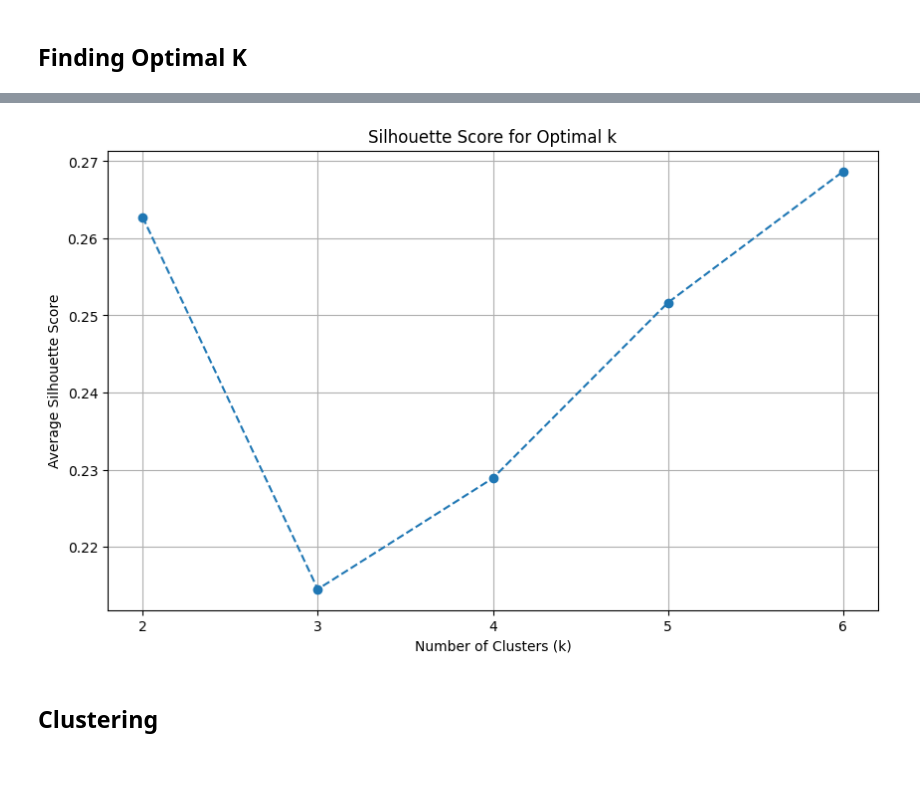
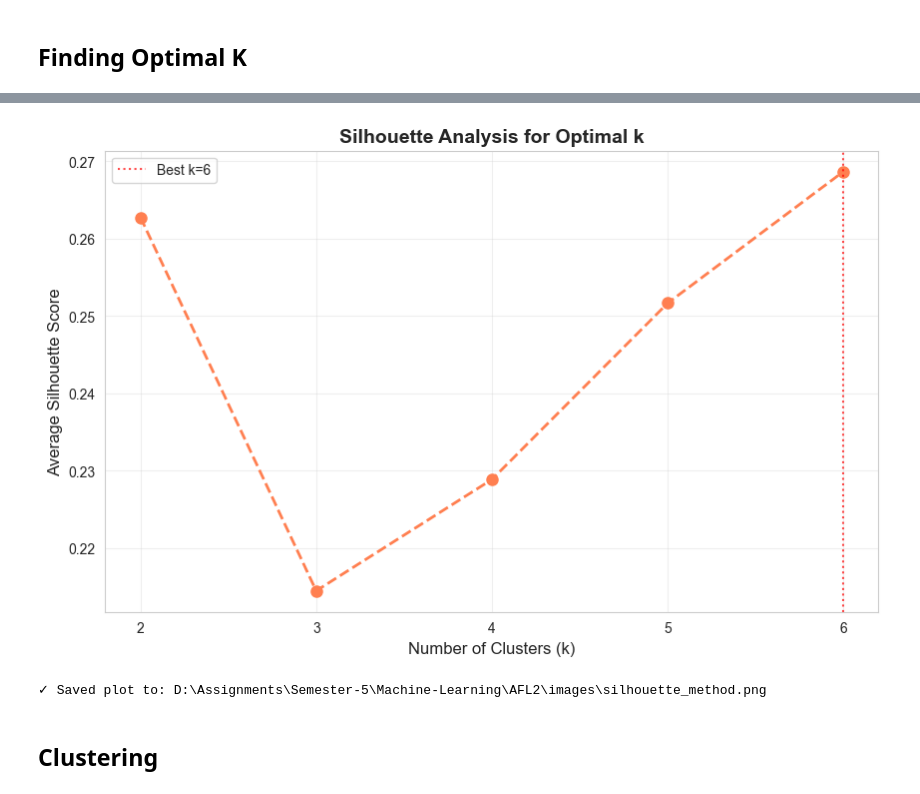
Before and after one commit to Verzional/S5-ML-AFL2, a Jupyter notebook: main.ipynb, the cells around one changed output, grey strips where cells are left out. Drawn from its saved outputs; the diff is of its cells as text; code cells hidden in the pictures; blank space fills up the shorter version.

```diff
--- a/main.ipynb
+++ b/main.ipynb
@@ -434,11 +510,19 @@ None
 # %% [markdown]
 ## Scaling
 # %%
-from sklearn.preprocessing import StandardScaler
+# Standardize features using StandardScaler
+print("Scaling features using StandardScaler...")
 
 scaler = StandardScaler()
+df_scaled = pd.DataFrame(
+    scaler.fit_transform(df),
+    columns=df.columns,
+    index=df.index
+)
 
-df_scaled = pd.DataFrame(scaler.fit_transform(df), columns=df.columns)
+print(f"✓ Scaled {len(df.columns)} features")
+print(f"\nScaled data summary:")
+print(df_scaled.describe().round(3))
 
 df_scaled.head()
 # %% [output]
@@ -589,36 +735,39 @@ The 'knee' (best k) is at: 3
 # %%
-# Silhouette Method
-from sklearn.metrics import silhouette_score
+# Silhouette Method for optimal k
+print("Running Silhouette Method analysis...")
 
-# Calculate silhouette scores for k=2 to k=6
+k_range_silhouette = range(2, 7)
 silhouette_avg_scores = []
-k_range_silhouette = range(2, 7)
 
 for k in k_range_silhouette:
-    kmeans = KMeans(n_clusters=k, n_init=10, random_state=42)
+    kmeans = KMeans(n_clusters=k, n_init=10, random_state=RANDOM_STATE)
     cluster_labels = kmeans.fit_predict(df_no_outliers)
 
     silhouette_avg = silhouette_score(df_no_outliers, cluster_labels)
     silhouette_avg_scores.append(silhouette_avg)
-    print(f"For k={k}, the average Silhouette Score is: {silhouette_avg:.4f}")
+    print(f"  k={k} → Silhouette Score: {silhouette_avg:.4f}")
 
-print(
-    "\nBest k by Silhouette Score:",
-    k_range_silhouette[np.argmax(silhouette_avg_scores)],
-)
+# Find best k
+best_k_idx = np.argmax(silhouette_avg_scores)
+best_k = list(k_range_silhouette)[best_k_idx]
+best_score = silhouette_avg_scores[best_k_idx]
+
+print(f"\n✓ Best k by Silhouette Score: {best_k} (score: {best_score:.4f})")
 
 # Plot silhouette scores
 plt.figure(figsize=(10, 6))
-plt.plot(k_range_silhouette, silhouette_avg_scores, marker="o", linestyle="--")
-plt.xlabel("Number of Clusters (k)")
-plt.ylabel("Average Silhouette Score")
-plt.title("Silhouette Score for Optimal k")
+plt.plot(k_range_silhouette, silhouette_avg_scores, marker='o', linestyle='--',
+         linewidth=2, markersize=8, color='coral')
+plt.axvline(x=best_k, color='red', linestyle=':', alpha=0.7,
+            label=f'Best k={best_k}')
+plt.xlabel("Number of Clusters (k)", fontsize=12)
+plt.ylabel("Average Silhouette Score", fontsize=12)
+plt.title("Silhouette Analysis for Optimal k", fontsize=14, fontweight='bold')
 plt.xticks(k_range_silhouette)
-plt.grid(True)
-plt.savefig(
-    "D:/Assignments/Semester-5/Machine-Learning/AFL2/images/silhouette_method.png",
-    bbox_inches="tight",
-    dpi=300,
-)
+plt.legend()
+plt.grid(True, alpha=0.3)
+plt.savefig(IMAGES_PATH / "silhouette_method.png")
 plt.show()
+
+print(f"\n✓ Saved plot to: {IMAGES_PATH / 'silhouette_method.png'}")
 # %% [output]
@@ -638,4 +789,5 @@ Best k by Silhouette Score: 6
-[figure, old version]
+[figure, new version]
+✓ Saved plot to: D:\Assignments\Semester-5\Machine-Learning\AFL2\images\silhouette_method.png
 # %% [markdown]
 ## Clustering
 # %%
```
Also changed, not shown: parts of 29 cells of this notebook, 10 other files.
